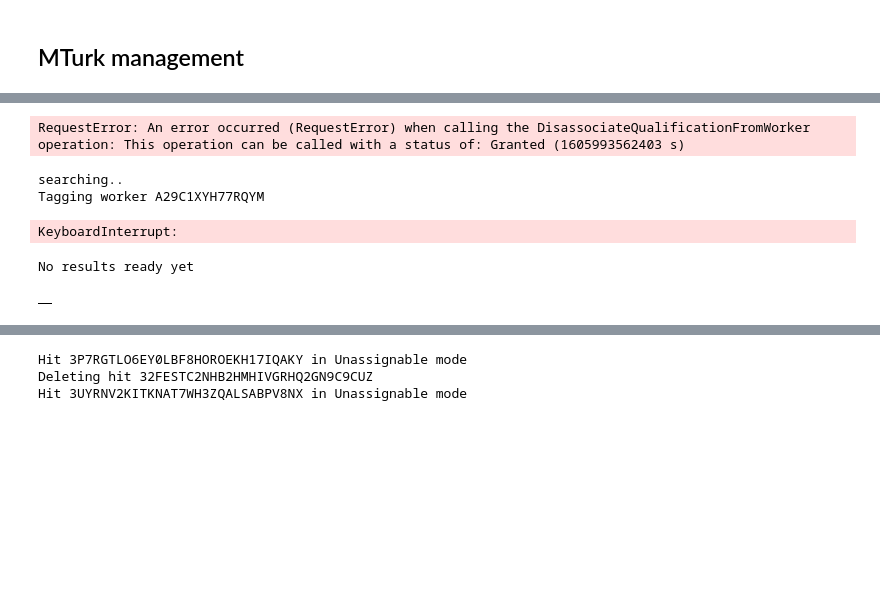
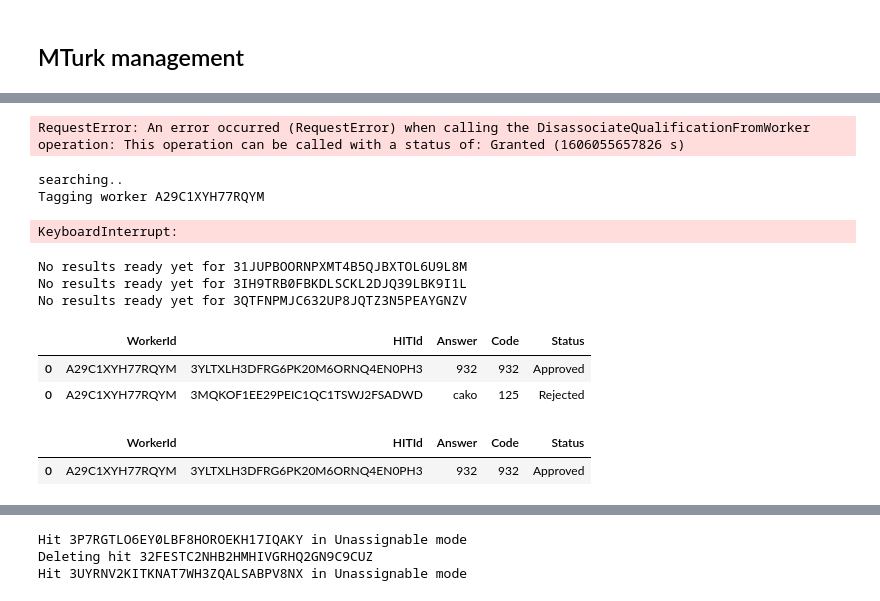
Before and after one commit to ymentha14/emojis_dataset, a Jupyter notebook: notebooks/HIT_generator.ipynb, the cells around one changed output, grey strips where cells are left out. Drawn from its saved outputs; the diff is of its cells as text; code cells hidden in the pictures; blank space fills up the shorter version.

Commit message:
Implemented turker saving

```diff
--- a/notebooks/HIT_generator.ipynb
+++ b/notebooks/HIT_generator.ipynb
@@ -286,0 +56,7 @@ turk = Turker(hitlayout="3QS25971A2UW6PKAU5WN9771C2JXNI",
+# %%
+turk = Turker(hitlayout="3QS25971A2UW6PKAU5WN9771C2JXNI",
+             MaxAssignments = 10,
+             LifetimeInSeconds = 600,
+             AutoApprovalDelayInSeconds=600,
+             AssignmentDurationInSeconds=600,
+             Reward='0.01',)
@@ -306,5 +81,5 @@ URL: https://workersandbox.mturk.com/mturk/preview?groupId=3BW6RX62GFQF0UCE0YFLZ
 # %%
-clean_own_worker()
+clean_own_worker(turk.client)
 # %% [output]
-RequestError: An error occurred (RequestError) when calling the DisassociateQualificationFromWorker operation: This operation can be called with a status of: Granted (1605993562403 s)
+RequestError: An error occurred (RequestError) when calling the DisassociateQualificationFromWorker operation: This operation can be called with a status of: Granted (1606055657826 s)
 # %%
@@ -313,14 +88,20 @@ monitor_worker_tags()
 searching..
 Tagging worker A29C1XYH77RQYM
 KeyboardInterrupt:
+# %%
+turk.list_all_results()
+# %% [output]
+No results ready yet for 31JUPBOORNPXMT4B5QJBXTOL6U9L8M
+No results ready yet for 3IH9TRB0FBKDLSCKL2DJQ39LBK9I1L
+No results ready yet for 3QTFNPMJC632UP8JQTZ3N5PEAYGNZV
+|  | WorkerId | HITId | Answer | Code | Status |
+| 0 | A29C1XYH77RQYM | 3YLTXLH3DFRG6PK20M6ORNQ4EN0PH3 | 932 | 932 | Approved |
+| 0 | A29C1XYH77RQYM | 3MQKOF1EE29PEIC1QC1TSWJ2FSADWD | cako | 125 | Rejected |
 # %%
-turk.list_results("309D674SHZ6NLN8CVPAMLCOZKR2BCH")
+turk.list_results("3YLTXLH3DFRG6PK20M6ORNQ4EN0PH3")
 # %% [output]
-No results ready yet
+|  | WorkerId | HITId | Answer | Code | Status |
+| 0 | A29C1XYH77RQYM | 3YLTXLH3DFRG6PK20M6ORNQ4EN0PH3 | 932 | 932 | Approved |
-# %%
-turk.list_results_df()
-# %% [output]
-|  |
 # %%
 turk.approve_correct_hits()
 # %% [output]
```
Also changed, not shown: parts of 21 cells of this notebook.
